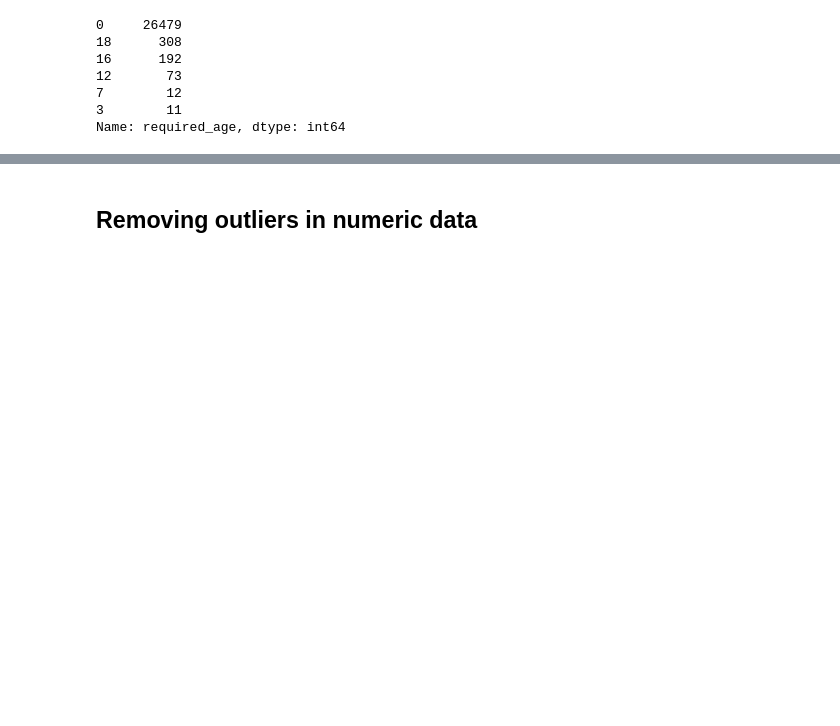
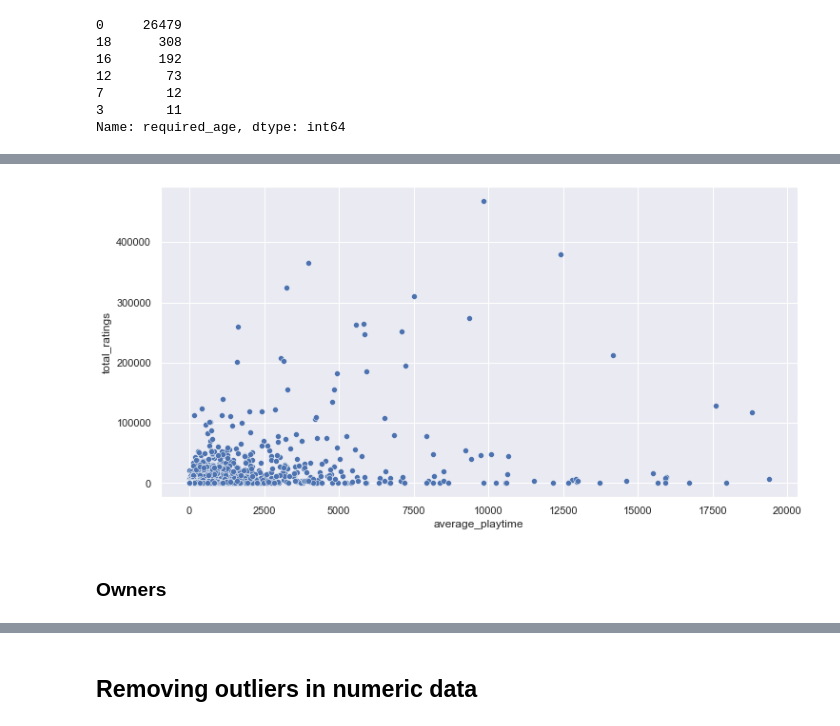
Before and after one commit to darrenchay/game_recommender, a Jupyter notebook: 1_steam_data_processing.ipynb, the cells around one changed output, grey strips where cells are left out. Cells and saved outputs as stored; diff of their text form; code cells hidden in the pictures; blank space fills up the shorter version.

```diff
--- a/1_steam_data_processing.ipynb
+++ b/1_steam_data_processing.ipynb
@@ -337,0 +354,9 @@ plt.show()
+# %%
+plt.figure(figsize=(12,6))
+temp = steam_data_encoded[(steam_data_encoded['average_playtime'] < 20000) & (steam_data_encoded['total_ratings'] < 500000)]
+sns.scatterplot(data=temp, x='average_playtime', y="total_ratings")
+plt.show()
+# %% [output]
+[figure, added]
+# %% [markdown]
+### Owners
```
Also changed, not shown: parts of 69 cells of this notebook.
